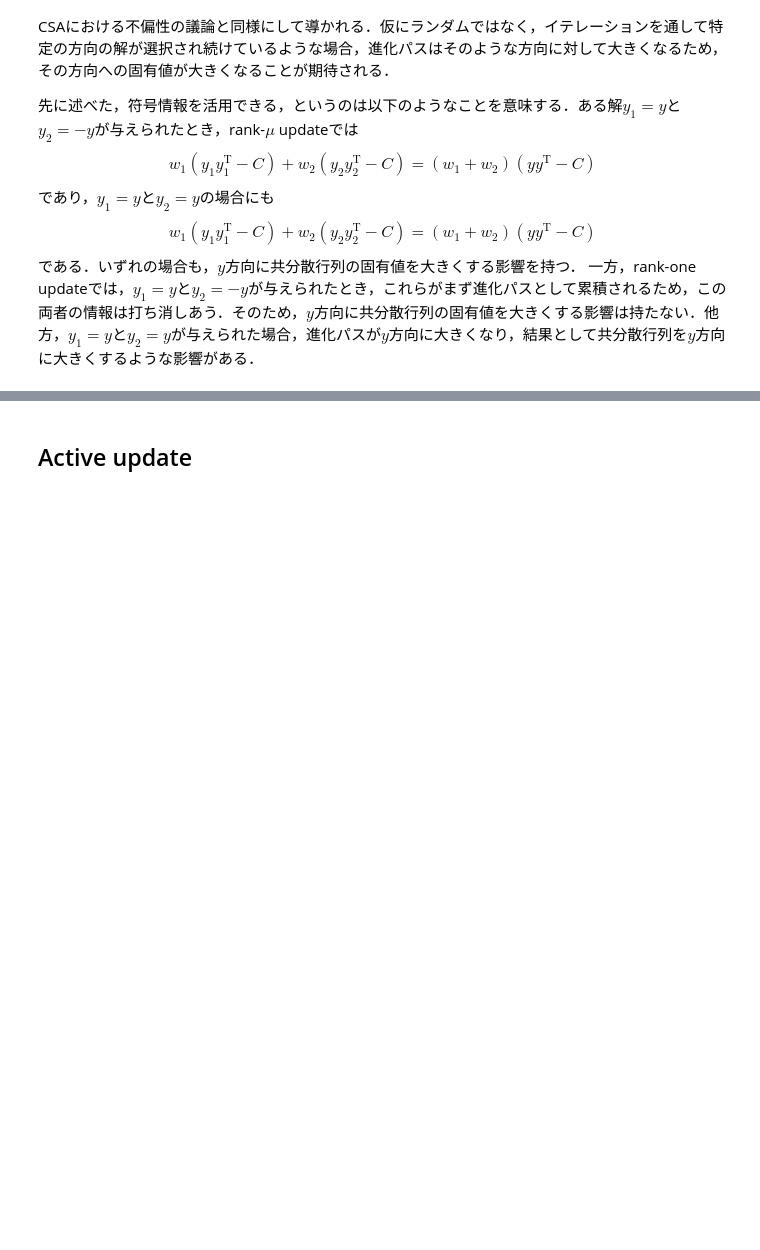
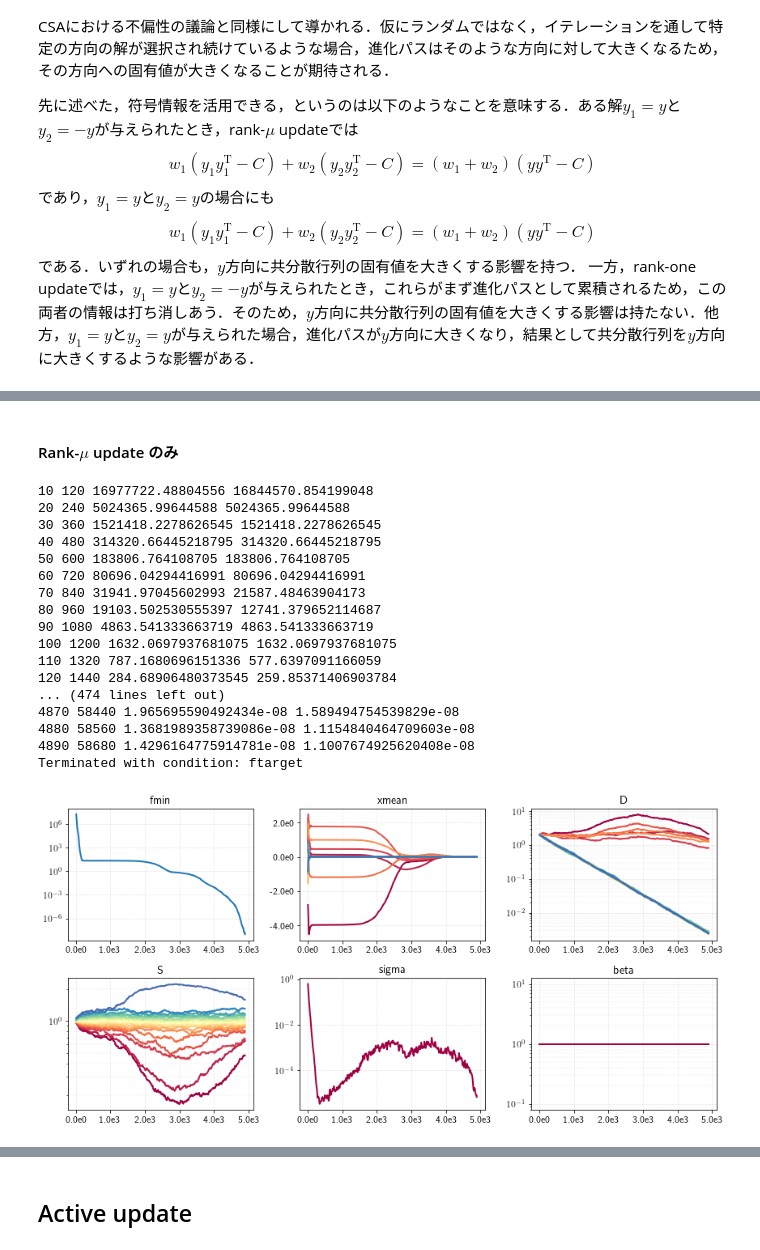
Before and after one commit to akimotolab/CMAES_Tutorial, a Jupyter notebook: 6_advanced_adaptation_mechanisms.ipynb, the cells around one changed output, grey strips where cells are left out. Saved outputs shown, nothing was run; the diff lists cells and outputs as text; code cells hidden in the pictures; blank space fills up the shorter version.

```diff
--- a/6_advanced_adaptation_mechanisms.ipynb
+++ b/6_advanced_adaptation_mechanisms.ipynb
@@ -696,0 +705,67 @@ $$
+# %% [markdown]
+#### Rank-$\mu$ update のみ
+# %%
+N = 20
+
+def fobj(x):
+    k = x.shape[0] // 2
+    f = np.sum(x[:, :k] ** 2, axis=1) + 1e6 * np.sum(x[:, k:] ** 2, axis=1)
+    return f
+
+MAX_NEVAL = 1e6   # maximal number of f-calls
+F_TARGET = 1e-8   # target function value
+total_neval = 0   # total number of f-calls
+
+# Main loop
+ddcma = DdCma(xmean0=np.random.randn(N),
+              sigma0=np.ones(N)*2.,
+              lam=None,
+              flg_covariance_update=True,
+              flg_variance_update=False,
+              flg_active_update=False)
+ddcma.cone = 0  # without rank-one update
+checker = Checker(ddcma)
+logger = Logger(ddcma)
+
+issatisfied = False
+fbestsofar = np.inf
+while not issatisfied:
+    ddcma.onestep(func=fobj)
+    fbest = np.min(ddcma.arf)
+    fbestsofar = min(fbest, fbestsofar)
+    if fbest <= F_TARGET:
+        issatisfied, condition = True, 'ftarget'
+    else:
+        issatisfied, condition = checker()
+    if ddcma.t % 10 == 0:
+        print(ddcma.t, ddcma.neval, fbest, fbestsofar)
+        logger()
+logger(condition)
+print("Terminated with condition: " + str(condition))
+
+# Produce a figure
+fig, axdict = logger.plot()
+for key in axdict:
+    if key not in ('xmean'):
+        axdict[key].set_yscale('log')
+plt.tight_layout()
+plt.savefig(logger.prefix + '.pdf')
+# %% [output]
+10 120 16977722.48804556 16844570.854199048
+20 240 5024365.99644588 5024365.99644588
+30 360 1521418.2278626545 1521418.2278626545
+40 480 314320.66445218795 314320.66445218795
+50 600 183806.764108705 183806.764108705
+60 720 80696.04294416991 80696.04294416991
+70 840 31941.97045602993 21587.48463904173
+80 960 19103.502530555397 12741.379652114687
+90 1080 4863.541333663719 4863.541333663719
+100 1200 1632.0697937681075 1632.0697937681075
+110 1320 787.1680696151336 577.6397091166059
+120 1440 284.68906480373545 259.85371406903784
+... (474 lines left out)
+4870 58440 1.965695590492434e-08 1.589494754539829e-08
+4880 58560 1.3681989358739086e-08 1.1154840464709603e-08
+4890 58680 1.4296164775914781e-08 1.1007674925620408e-08
+Terminated with condition: ftarget
+[figure, added]
```
Also changed, not shown: parts of 3 cells of this notebook.
